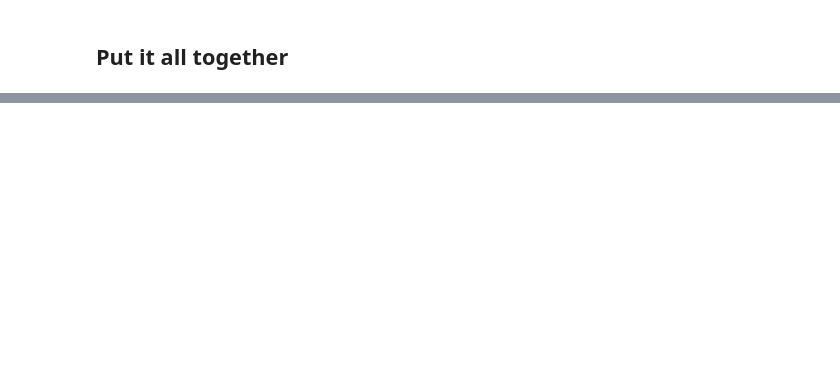
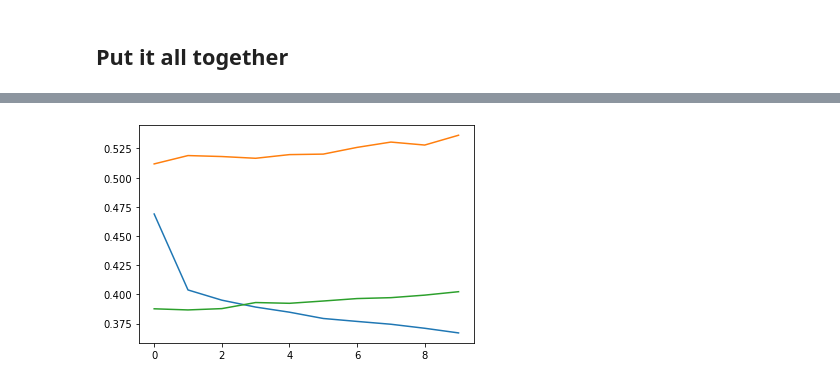
Before and after one commit to CoopLo/nfl_betting, a Jupyter notebook: NFL_betting_strategy.ipynb, the cells around one changed output, grey strips where cells are left out. Cells and saved outputs as stored; diff of their text form; code cells hidden in the pictures; blank space fills up the shorter version.

```diff
--- a/NFL_betting_strategy.ipynb
+++ b/NFL_betting_strategy.ipynb
@@ -363,0 +399,19 @@ MONEY MADE: -709.03 BETTING ON 55.10% OF GAMES
+# %%
+class NFLSingleTeamData(Dataset):
+    def __init__(self, dataframe, target, features, task='classification', outcome=None):
+        self.features = features
+        self.target = target
+        if(task == 'classification'):
+            self.y = torch.tensor(dataframe[target].values).long()
+            self.outcome = torch.tensor(dataframe[target].values).long()
+        else:
+            self.y = torch.tensor(dataframe[target].values).float()
+            self.outcome = torch.tensor(dataframe[outcome].values).float()
+
+        self.X = torch.tensor(dataframe[features].values).float()
+
+    def __len__(self):
+        return self.X.shape[0]
+
+    def __getitem__(self, i):
+        return self.X[i], self.y[i]
@@ -363,0 +636,74 @@ MONEY MADE: -709.03 BETTING ON 55.10% OF GAMES
+# %%
+# Get data
+target = 'spread_result' # One of: spread, spread_result, ou_line, ou_result
+df, target, outcome, task = get_lstm_data(target)
+benchmark_data = get_columns(df, target)
+
+df_train, df_val, df_test = split_lstm_data(df, target, task, outcome=outcome)
+df_train = df_train.dropna()
+
+train_loader, val_loader, test_loader = get_lstm_data_loaders(
+                                            df,
+                                            df_train,
+                                            df_val,
+                                            df_test,
+                                            target,
+                                            task,
+                                            batch_size=1,
+                                            outcome=outcome)
+
+thresholds = np.linspace(0.5, 1.0, 51)
+money_made = []
+games_bet = []
+
+# hyperparameters
+# hyperparameters
+lr = 1e-3
+epoch = 10
+input_size = len(df_train.columns)-1
+hidden_size = 16
+num_layers = 3
+dropout = 0.1
+
+model = SeasonRegressionLSTM(
+                       input_size=input_size,
+                       output_size=1 if(task == 'regression') else 2,
+                       hidden_size=hidden_size,
+                       num_layers= num_layers,
+                       dropout= dropout
+                      ).cuda()
+loss_func = nn.CrossEntropyLoss() if(task == 'classification') else nn.MSELoss()
+optimizer = torch.optim.Adam(model.parameters(), lr=lr, weight_decay=1e-5)
+
+# Run lstm
+trainloss = []
+testloss = []
+valloss = []
+print(len(train_loader), len(val_loader), len(test_loader))
+for i in tqdm(range(epoch)):
+    train_loss, model = train_lstm(train_loader, model, loss_func, optimizer=optimizer, task=task)
+    trainloss.append(train_loss)
+
+    val_loss = test_lstm(val_loader, model, loss_func, task=task)
+    valloss.append(val_loss)
+
+    test_loss  = test_lstm(test_loader, model, loss_func, task=task)
+    testloss.append(test_loss)
+
+fig, ax = plt.subplots()
+ax.plot(trainloss)
+ax.plot(valloss)
+ax.plot(testloss)
+plt.show()
+
+if(task == 'classification'):
+    val_accuracy = evaluate_lstm(val_loader, model)
+    test_accuracy = evaluate_lstm(test_loader, model)
+    result = classification_betting_result_lstm(model, val_loader, threshold=0.7)
+    money_made.append(result[0])
+    games_bet.append(result[1])
+elif(task == 'regression'):
+    result = regression_betting_result_lstm(model, val_loader, threshold=1.)
+    money_made.append(result[0])
+    games_bet.append(result[1])
+# %% [output]
@@ -363,0 +711 @@ MONEY MADE: -709.03 BETTING ON 55.10% OF GAMES
+[figure, added]
```
Also changed, not shown: parts of 9 cells of this notebook.
